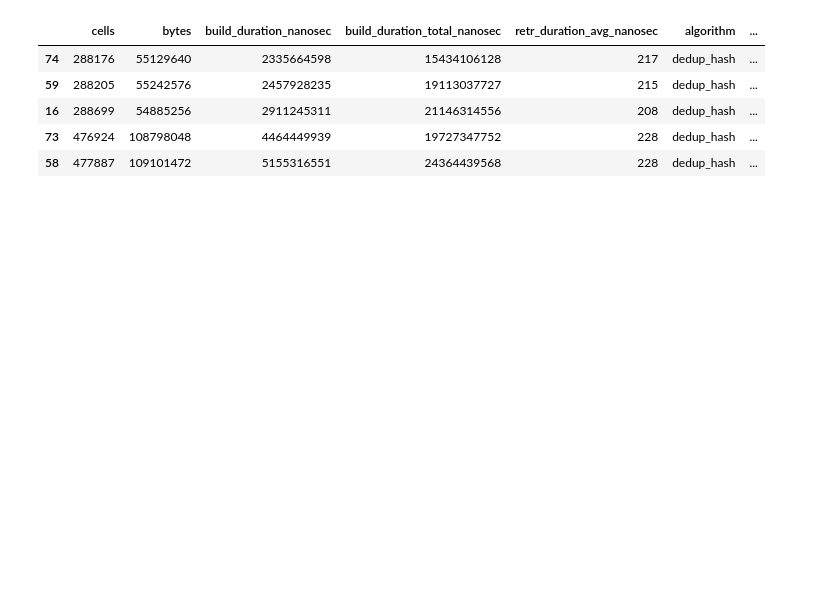
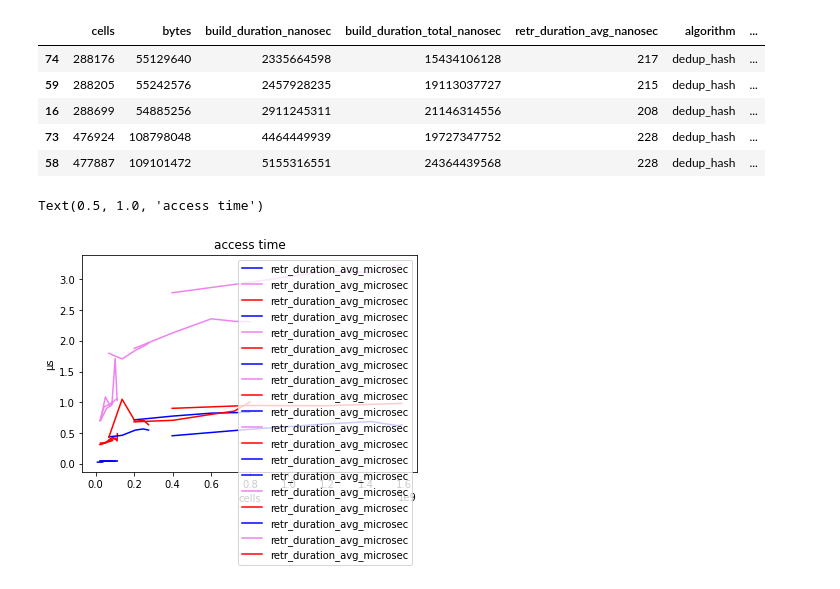
Before and after one commit to nilsmartel/bsc-ii-measure, a Jupyter notebook: render-graphs/testing.ipynb, the cells around one changed output. Cells and saved outputs as stored; diff of their text form; code cells hidden in the pictures; blank space fills up the shorter version.

```diff
--- a/render-graphs/testing.ipynb
+++ b/render-graphs/testing.ipynb
@@ -17 +24,18 @@ data.head()
+# %%
+fig, ax = plt.subplots()
+
+data['retr_duration_avg_microsec'] = data['retr_duration_avg_nanosec'] / 1000
+
+data_ = data[data['algorithm'] != 'dedup_hash']
+done = set()
+for [table,algo], row in data_.groupby(["table", "algorithm"]):
+    p, = ax.plot('cells', 'retr_duration_avg_microsec', c=c[algo], data=row)
+
+
+ax.set_ylabel('μs')
+ax.set_xlabel('cells')
+ax.set_title("access time")
+# %% [output]
+Text(0.5, 1.0, 'access time')
+[figure, added]
 # %%
```
Also changed, not shown: parts of 6 cells of this notebook, 1 other file.
